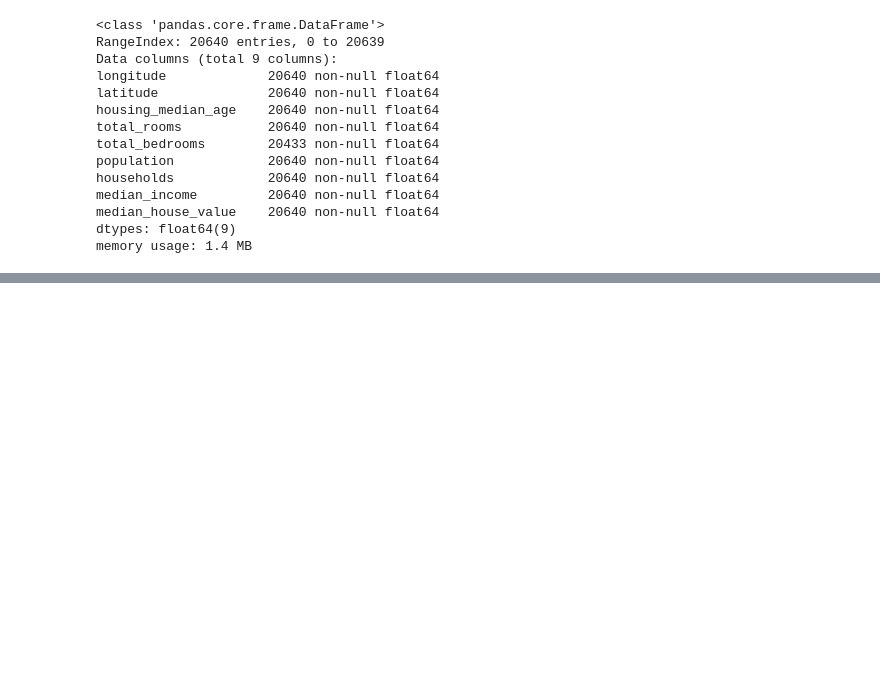
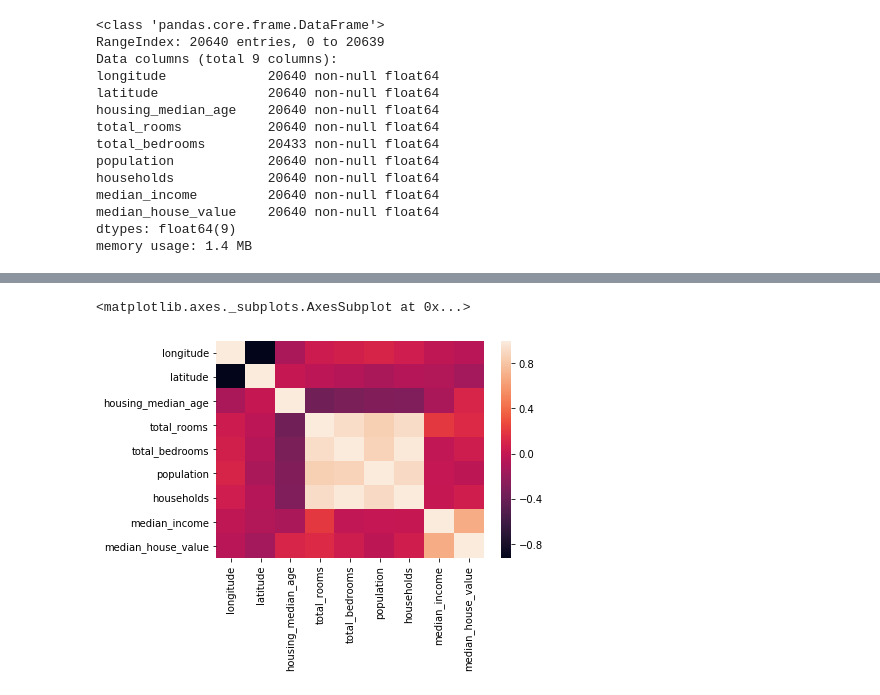
Before and after one commit to brokenerk/DataMining, a Jupyter notebook: Pandas/Pract0PandasResuelto.ipynb, the cells around one changed output, grey strips where cells are left out. Saved outputs shown, nothing was run; the diff lists cells and outputs as text; code cells hidden in the pictures; blank space fills up the shorter version.

```diff
--- a/Pandas/Pract0PandasResuelto.ipynb
+++ b/Pandas/Pract0PandasResuelto.ipynb
@@ -273,0 +388,3 @@ memory usage: 1.4 MB
+# %%
+correlaciones = dataCSV[dataCSV.columns].corr()
+correlaciones
@@ -273,0 +402,5 @@ memory usage: 1.4 MB
+# %%
+sns.heatmap(correlaciones)
+# %% [output]
+<matplotlib.axes._subplots.AxesSubplot at 0x...>
+[figure, added]
```
Also changed, not shown: parts of 22 cells of this notebook, 4 other files.
